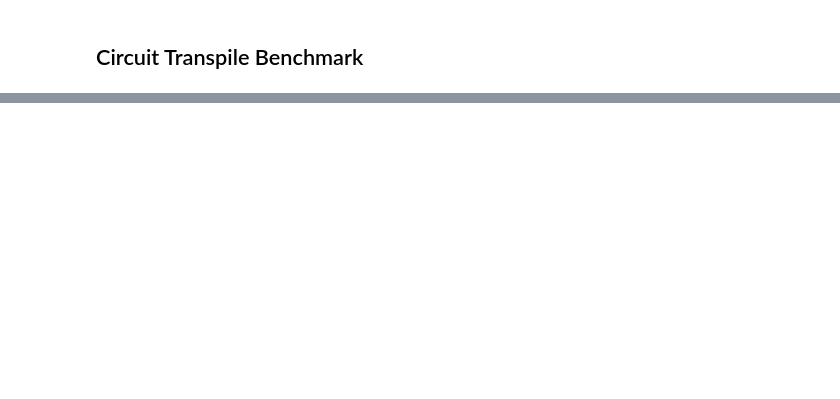
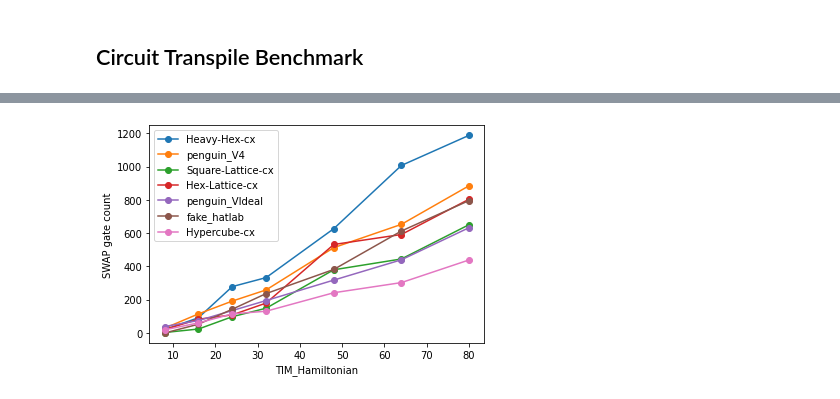
Before and after one commit to Pitt-JonesLab/clonk_transpilation, a Jupyter notebook: benchmark_suite/main.ipynb, the cells around one changed output, grey strips where cells are left out. Cells and saved outputs as stored; diff of their text form; code cells hidden in the pictures; blank space fills up the shorter version.

```diff
--- a/benchmark_suite/main.ipynb
+++ b/benchmark_suite/main.ipynb
@@ -115,0 +127,9 @@ Important data- note that the hypercube inserts more swaps than hatlab (172 vs 1
+# %%
+from backend_suite_v2 import topology_backends
+from circuit_suite import circuits
+circuit_gen = circuits["TIM_Hamiltonian"]
+benchmark(backends=topology_backends, circuit_generator=circuit_gen, continuously_save=True)
+#plot(topology_backends, circuit_gen.label, parameter="duration")
+plot(topology_backends, circuit_gen.label, parameter="swap_count")
+# %% [output]
+[figure, added]
```
Also changed, not shown: parts of 18 cells of this notebook, 43 other files.
